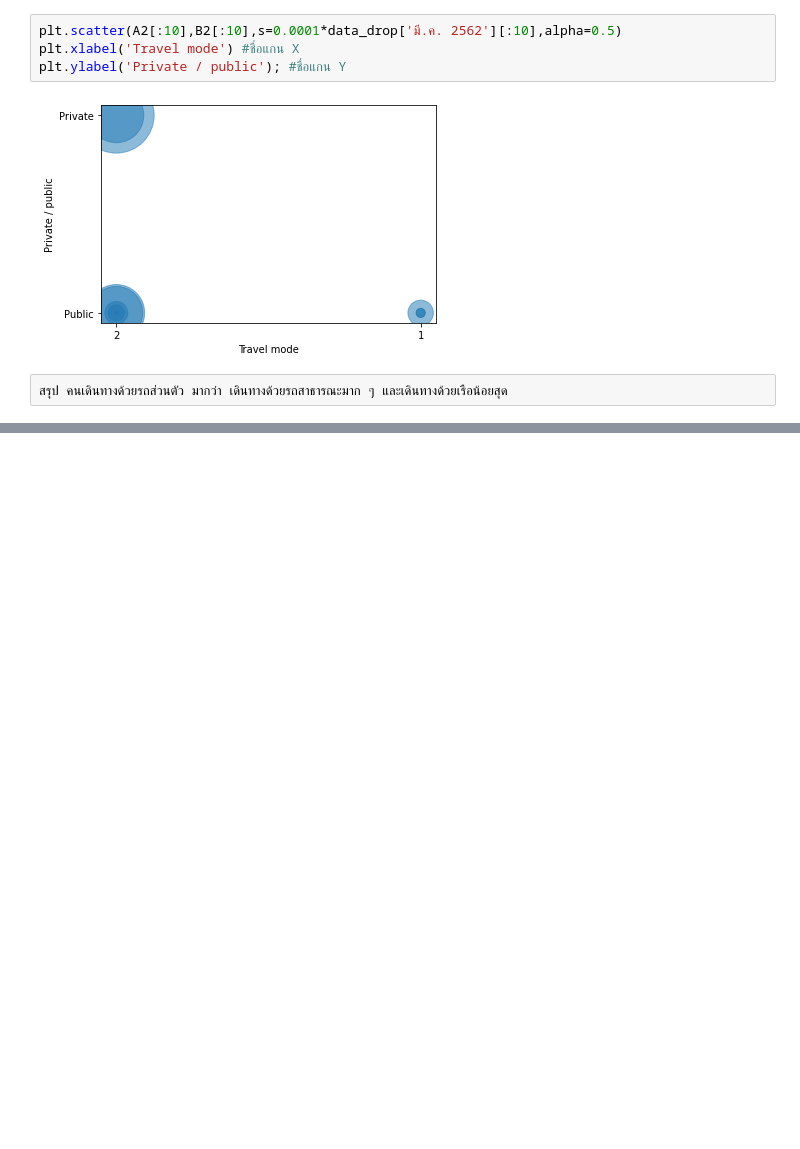
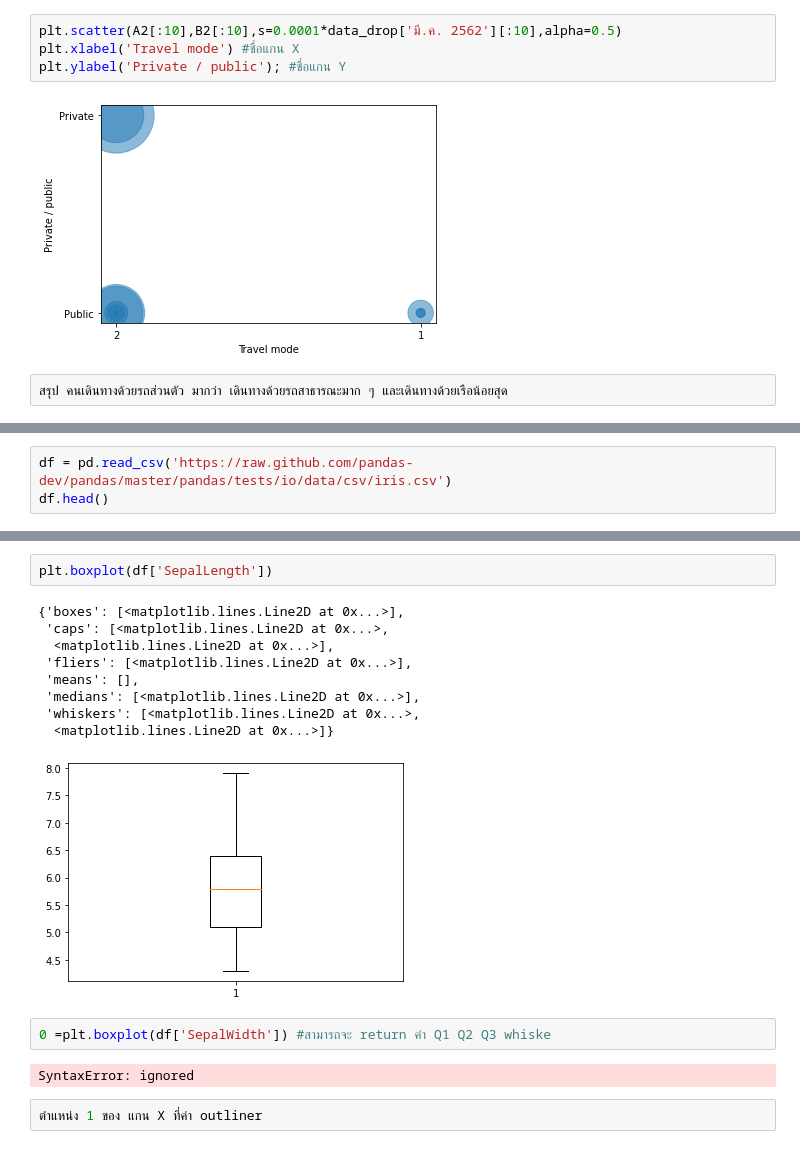
Before and after one commit to waraporn19/data_viz, a Jupyter notebook: Visualize_Data_Distribution_(02).ipynb, the cells around one changed output, grey strips where cells are left out. Saved outputs shown, nothing was run; the diff lists cells and outputs as text; blank space fills up the shorter version.

Commit message:
ิBoxplot

```diff
--- a/Visualize_Data_Distribution_(02).ipynb
+++ b/Visualize_Data_Distribution_(02).ipynb
@@ -208,0 +211,3 @@ plt.ylabel('Private / public'); #ชื่อแกน Y
+# %%
+df = pd.read_csv('https://raw.github.com/pandas-dev/pandas/master/pandas/tests/io/data/csv/iris.csv')
+df.head()
@@ -208,0 +221,18 @@ plt.ylabel('Private / public'); #ชื่อแกน Y
+# %%
+plt.boxplot(df['SepalLength'])
+# %% [output]
+{'boxes': [<matplotlib.lines.Line2D at 0x...>],
+ 'caps': [<matplotlib.lines.Line2D at 0x...>,
+  <matplotlib.lines.Line2D at 0x...>],
+ 'fliers': [<matplotlib.lines.Line2D at 0x...>],
+ 'means': [],
+ 'medians': [<matplotlib.lines.Line2D at 0x...>],
+ 'whiskers': [<matplotlib.lines.Line2D at 0x...>,
+  <matplotlib.lines.Line2D at 0x...>]}
+[figure, added]
+# %%
+0 =plt.boxplot(df['SepalWidth']) #สามารถจะ return ค่า Q1 Q2 Q3 whiske
+# %% [output]
+SyntaxError: ignored
+# %%
+ตำแหน่ง 1 ของ แกน X ที่ค่า outliner
```
Also changed, not shown: parts of 2 cells of this notebook.
